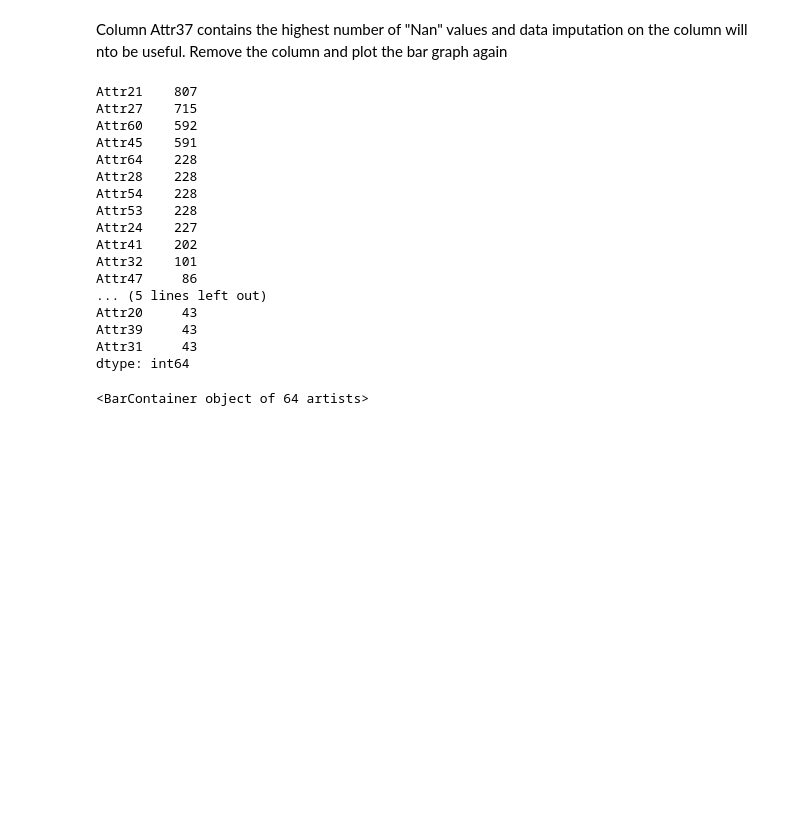
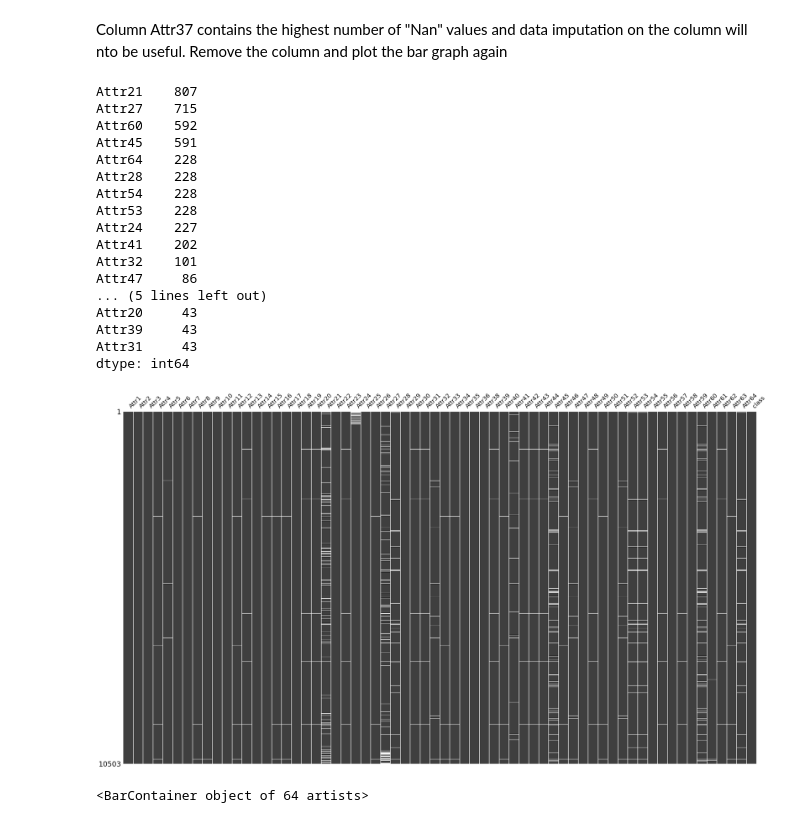
Before and after one commit to swapnalisonkusale/ML-Project-Group-7, a Jupyter notebook: Bankrupcy_try.ipynb, the cells around one changed output. Cells and saved outputs as stored; diff of their text form; code cells hidden in the pictures; blank space fills up the shorter version.

```diff
--- a/Bankrupcy_try.ipynb
+++ b/Bankrupcy_try.ipynb
@@ -83,26 +93,29 @@ Column Attr37 contains the highest number of "Nan" values and data imputation on
 # %%
 # Delete the column with highest number of nan values ie Column Attr37
 d = d.drop(columns = ['Attr37'])
 # Find 20 columns with most nan values
 print(d.isnull().sum().sort_values(ascending=False).head(20))
+
+show_Null_plot(d)
 # %% [output]
 Attr21    807
 Attr27    715
 Attr60    592
 Attr45    591
 Attr64    228
 Attr28    228
 Attr54    228
 Attr53    228
 Attr24    227
 Attr41    202
 Attr32    101
 Attr47     86
 ... (5 lines left out)
 Attr20     43
 Attr39     43
 Attr31     43
 dtype: int64
+[figure, added]
 # %%
 # Plot the null values graph after removing the Attr37 column
 nan_columns = []
```
Also changed, not shown: parts of 16 cells of this notebook.
